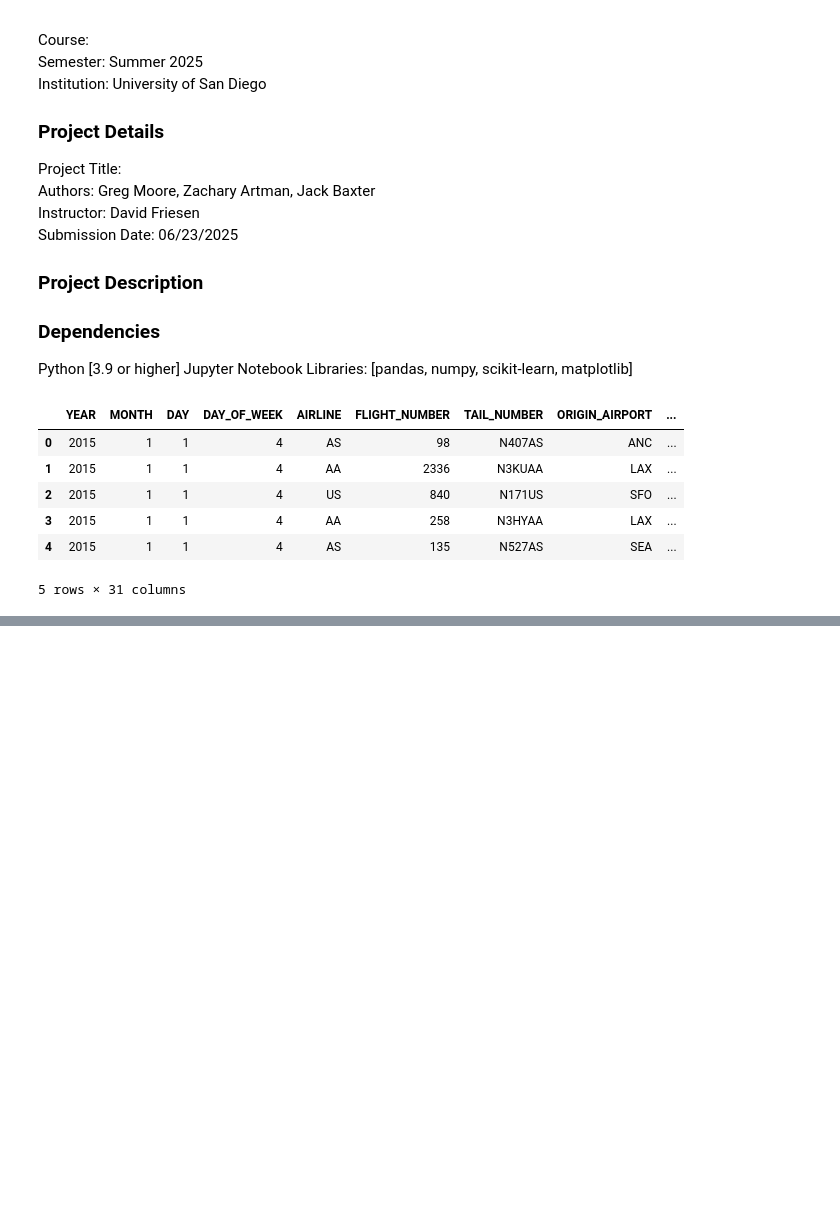
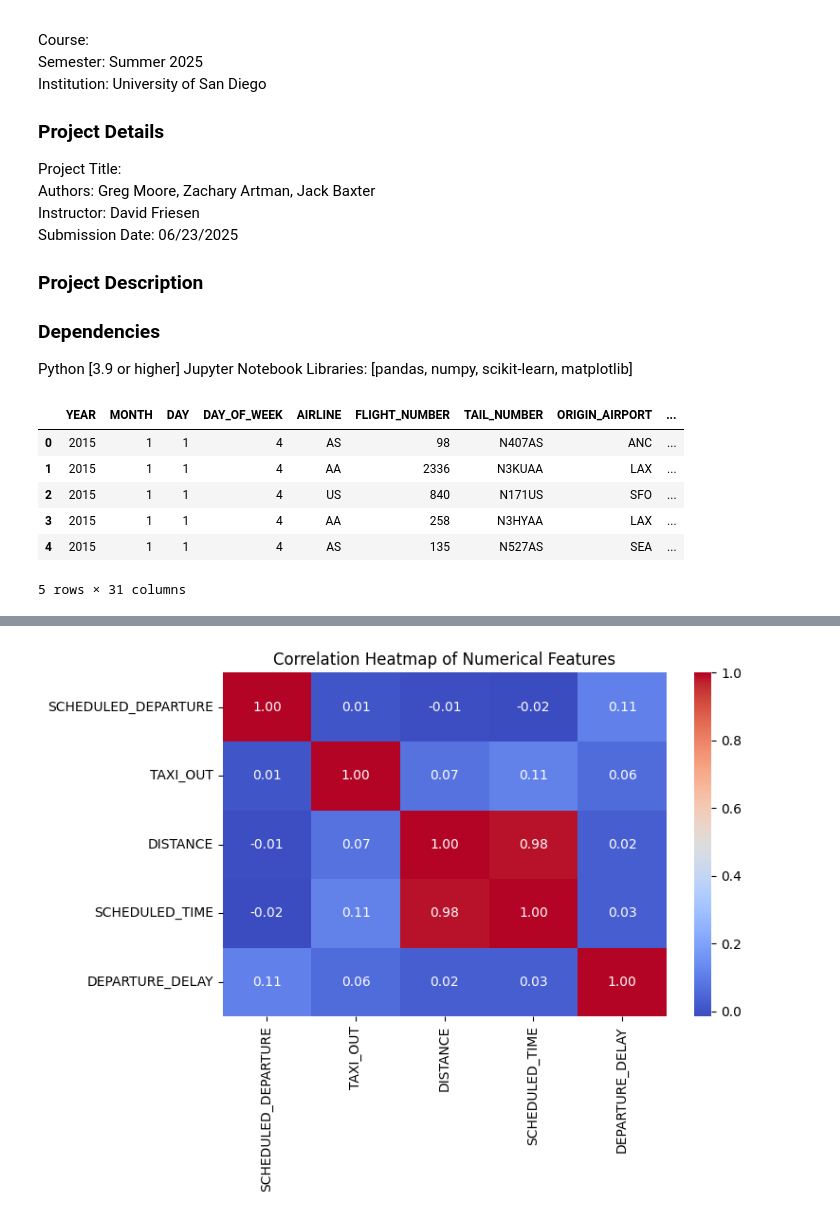
Before and after one commit to jbaxterusd/AAI510-FP-GRP1, a Jupyter notebook: fpd1.0.ipynb, the cells around one changed output, grey strips where cells are left out. Cells and saved outputs as stored; diff of their text form; code cells hidden in the pictures; blank space fills up the shorter version.

```diff
--- a/fpd1.0.ipynb
+++ b/fpd1.0.ipynb
@@ -113,0 +114,11 @@ plt.show()
+# %%
+#check numerical cols for correlation
+numerical_cols = ['SCHEDULED_DEPARTURE', 'TAXI_OUT', 'DISTANCE', 'SCHEDULED_TIME', 'DEPARTURE_DELAY']
+corr_matrix = airlinedata[numerical_cols].corr()
+plt.figure(figsize=(8, 6))
+sns.heatmap(corr_matrix, annot=True, cmap='coolwarm', fmt='.2f')
+plt.title('Correlation Heatmap of Numerical Features')
+plt.tight_layout()
+plt.show()
+# %% [output]
+[figure, added]
```
Also changed, not shown: parts of 14 cells of this notebook.
